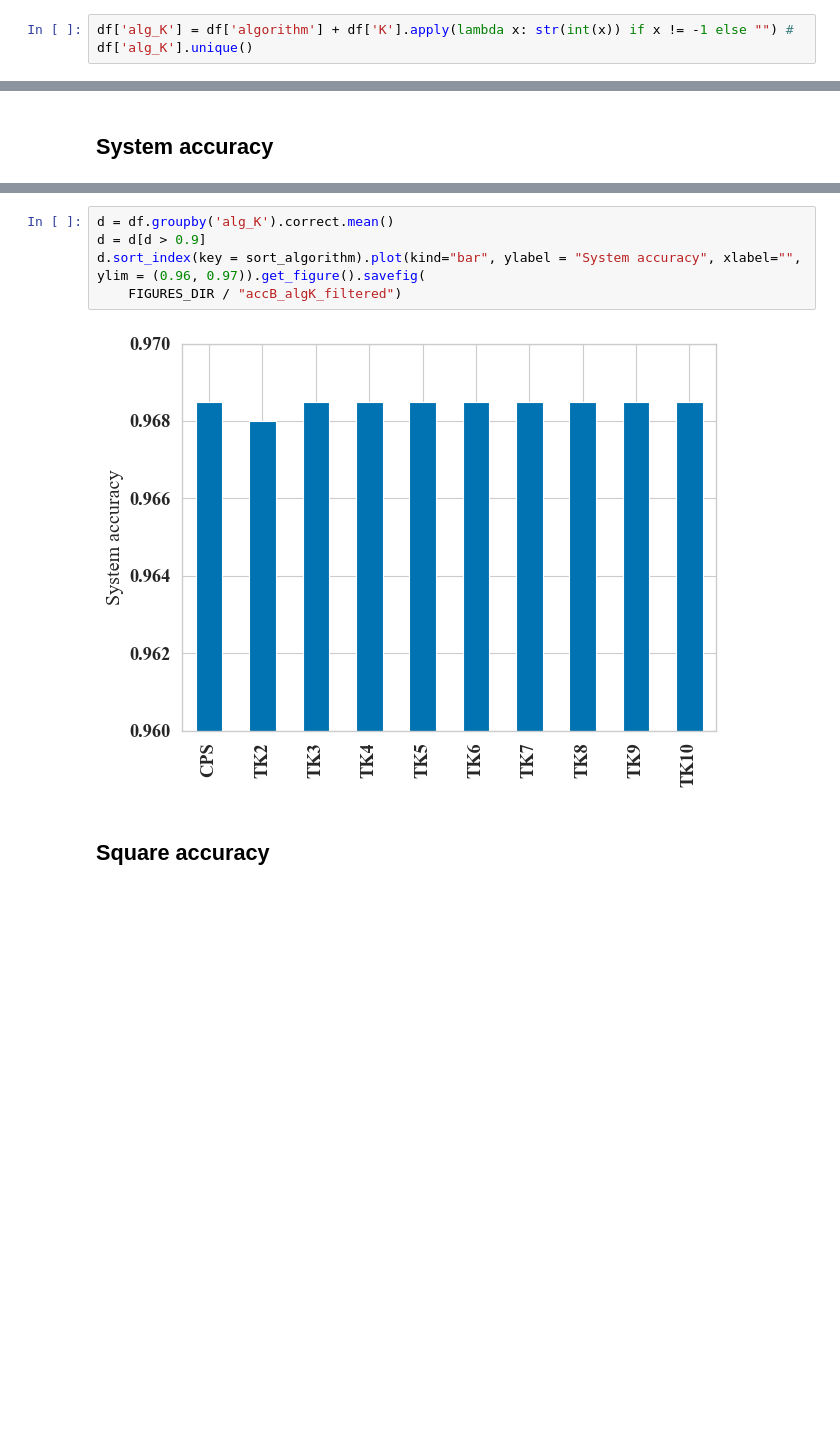
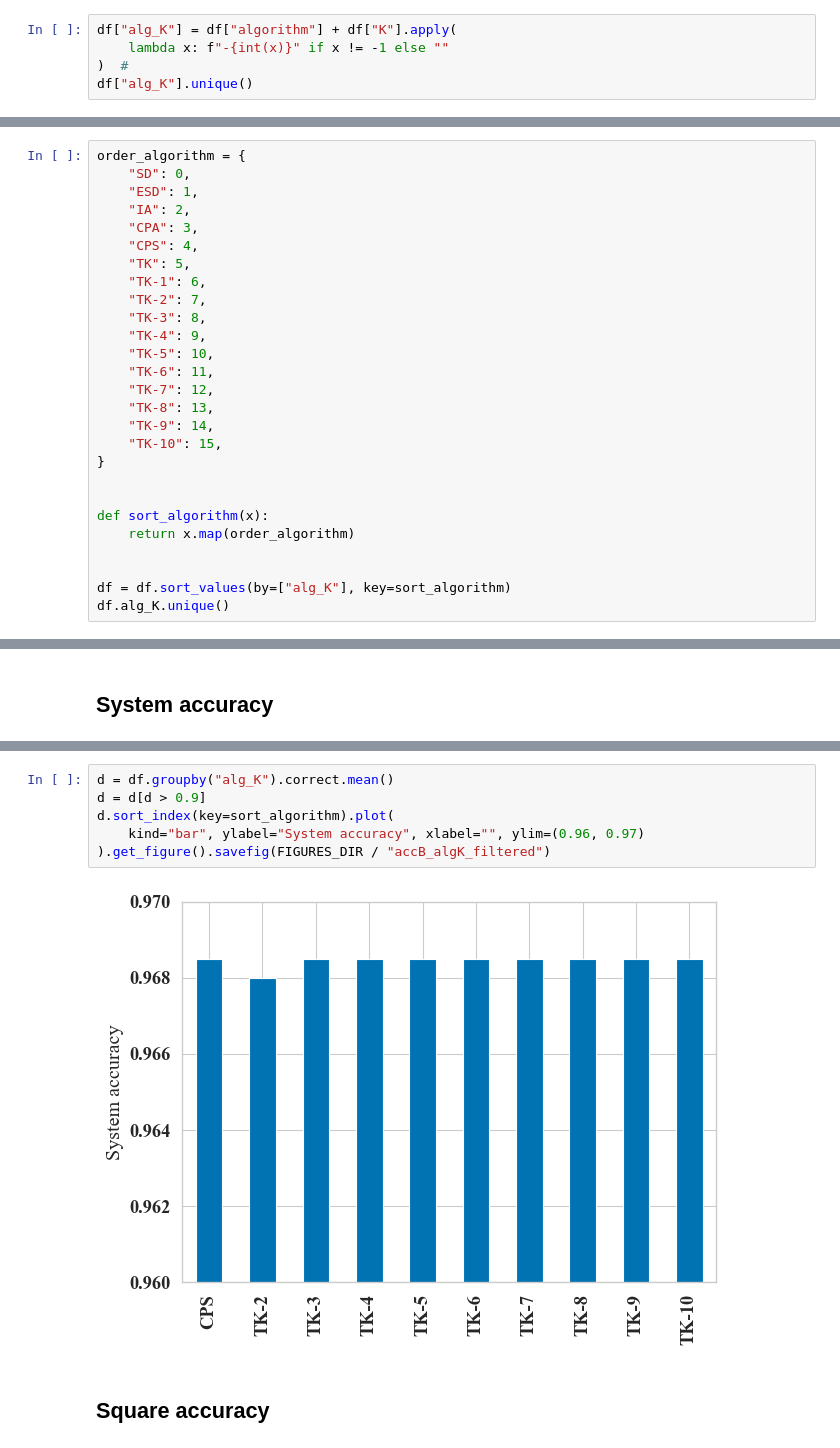
Before and after one commit to GAISSA-UPC/cain-2025-domain-knowledge, a Jupyter notebook: statistical-analysis.ipynb, the cells around one changed output, grey strips where cells are left out. Cells and saved outputs as stored; diff of their text form; blank space fills up the shorter version.

```diff
--- a/statistical-analysis.ipynb
+++ b/statistical-analysis.ipynb
@@ -76,6 +104,8 @@ Ks
 # %% [output]
 array([ 2.,  3.,  4.,  5.,  6.,  7.,  8.,  9., 10.])
 # %%
-df['alg_K'] = df['algorithm'] + df['K'].apply(lambda x: str(int(x)) if x != -1 else "") #
-df['alg_K'].unique()
+df["alg_K"] = df["algorithm"] + df["K"].apply(
+    lambda x: f"-{int(x)}" if x != -1 else ""
+)  #
+df["alg_K"].unique()
 # %% [output]
@@ -94,0 +114,27 @@ df = df.sort_values(by=['alg_K'], key=sort_algorithm)
+# %%
+order_algorithm = {
+    "SD": 0,
+    "ESD": 1,
+    "IA": 2,
+    "CPA": 3,
+    "CPS": 4,
+    "TK": 5,
+    "TK-1": 6,
+    "TK-2": 7,
+    "TK-3": 8,
+    "TK-4": 9,
+    "TK-5": 10,
+    "TK-6": 11,
+    "TK-7": 12,
+    "TK-8": 13,
+    "TK-9": 14,
+    "TK-10": 15,
+}
+
+
+def sort_algorithm(x):
+    return x.map(order_algorithm)
+
+
+df = df.sort_values(by=["alg_K"], key=sort_algorithm)
+df.alg_K.unique()
@@ -155,10 +233,11 @@ plt.savefig(FIGURES_DIR / "accB_algK_v2")
 # %%
-d = df.groupby('alg_K').correct.mean()
+d = df.groupby("alg_K").correct.mean()
 d = d[d > 0.9]
-d.sort_index(key = sort_algorithm).plot(kind="bar", ylabel = "System accuracy", xlabel="", ylim = (0.96, 0.97)).get_figure().savefig(
-    FIGURES_DIR / "accB_algK_filtered")
+d.sort_index(key=sort_algorithm).plot(
+    kind="bar", ylabel="System accuracy", xlabel="", ylim=(0.96, 0.97)
+).get_figure().savefig(FIGURES_DIR / "accB_algK_filtered")
 # %% [output]
-[figure, old version]
+[figure, new version]
 # %% [markdown]
 ## Square accuracy
 # %%
```
Also changed, not shown: parts of 138 cells of this notebook, 23 other files.
